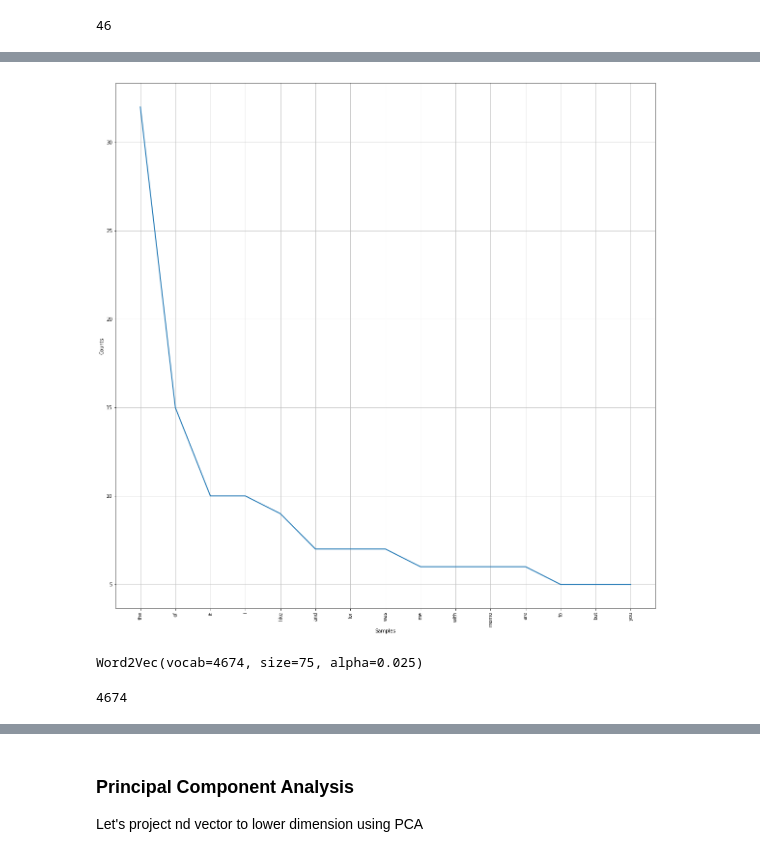
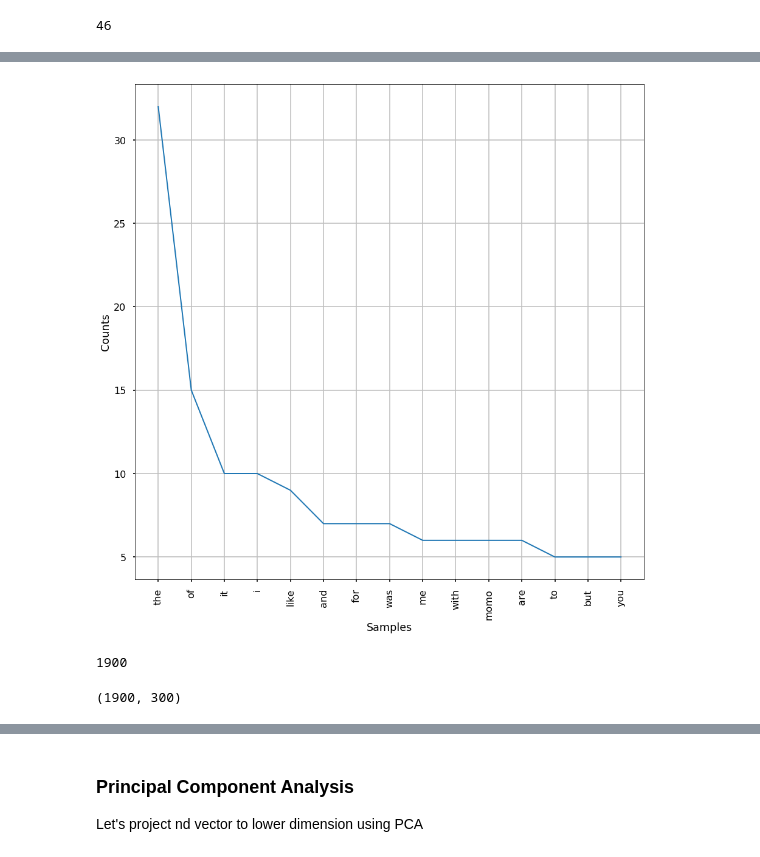
Before and after one commit to NISH1001/thought-analysis, a Jupyter notebook: analyzer.ipynb, the cells around one changed output, grey strips where cells are left out. Saved outputs shown, nothing was run; the diff lists cells and outputs as text; code cells hidden in the pictures.

```diff
--- a/analyzer.ipynb
+++ b/analyzer.ipynb
@@ -60,21 +44,30 @@ list(map(lambda x : len(x), tokens))
 # %%
 %matplotlib inline
-plt.rcParams['figure.figsize'] = 20, 20
+plt.rcParams['figure.figsize'] = 15, 15
 freq = FreqDist(tokens[1])
 freq.plot(15, cumulative=False)
 # %% [output]
-[figure, old version]
+[figure, new version]
 # %%
 # train model
-model = Word2Vec(tokens, min_count=1, size=75, sg=1, window=5)
-print(model)
+#word2vec = Word2Vec(tokens, min_count=3, size=65, sg=1, window=5)
+word2vec = Word2Vec(
+    tokens,
+    sg=1,
+    workers=multiprocessing.cpu_count(),
+    size=300,
+    min_count=2,
+    window=5,
+    sample=1e-3
+)
 
 # access vocabulary
-vocabs = list(model.wv.vocab)
-len(vocabs)
+vocabs = list(word2vec.wv.vocab)
+print(len(vocabs))
+model.wv.syn0.shape
 # %% [output]
-Word2Vec(vocab=4674, size=75, alpha=0.025)
+1900
-4674
+(1900, 300)
 # %%
 # access vector
 print(model['paradox'])
```
Also changed, not shown: parts of 21 cells of this notebook, 1 other file.
